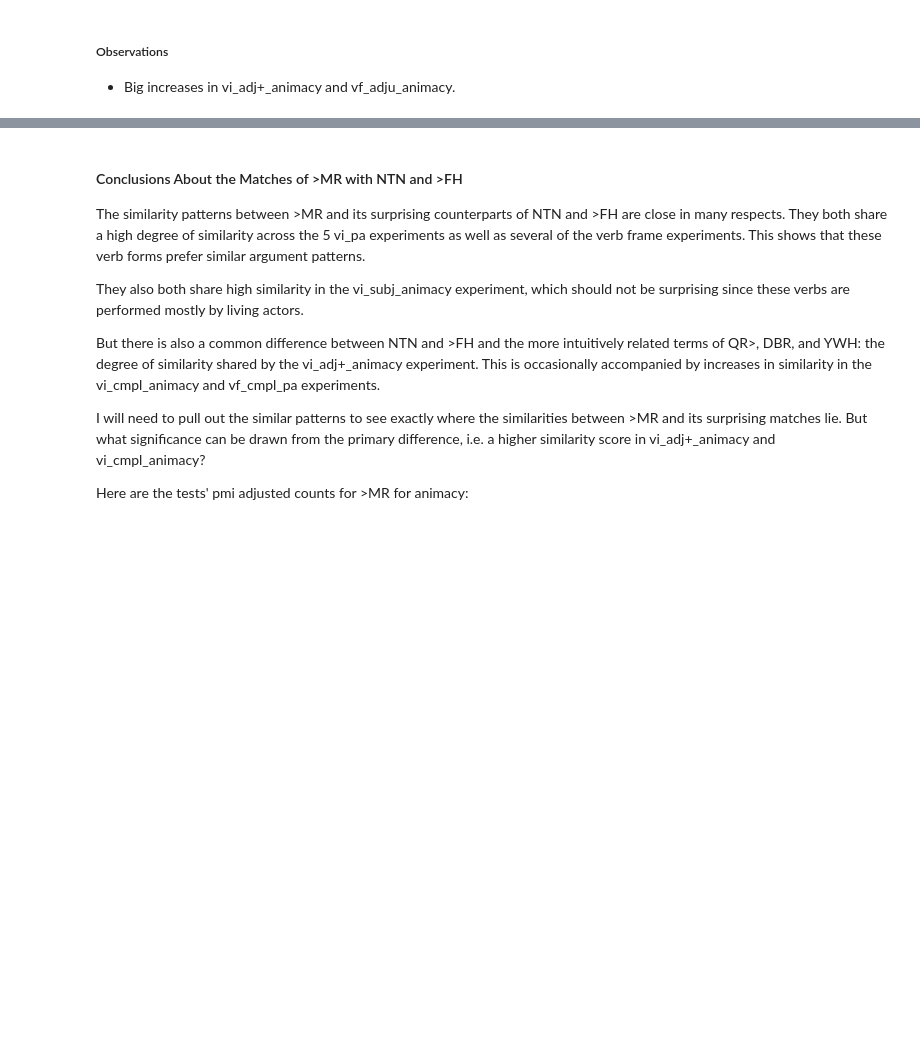
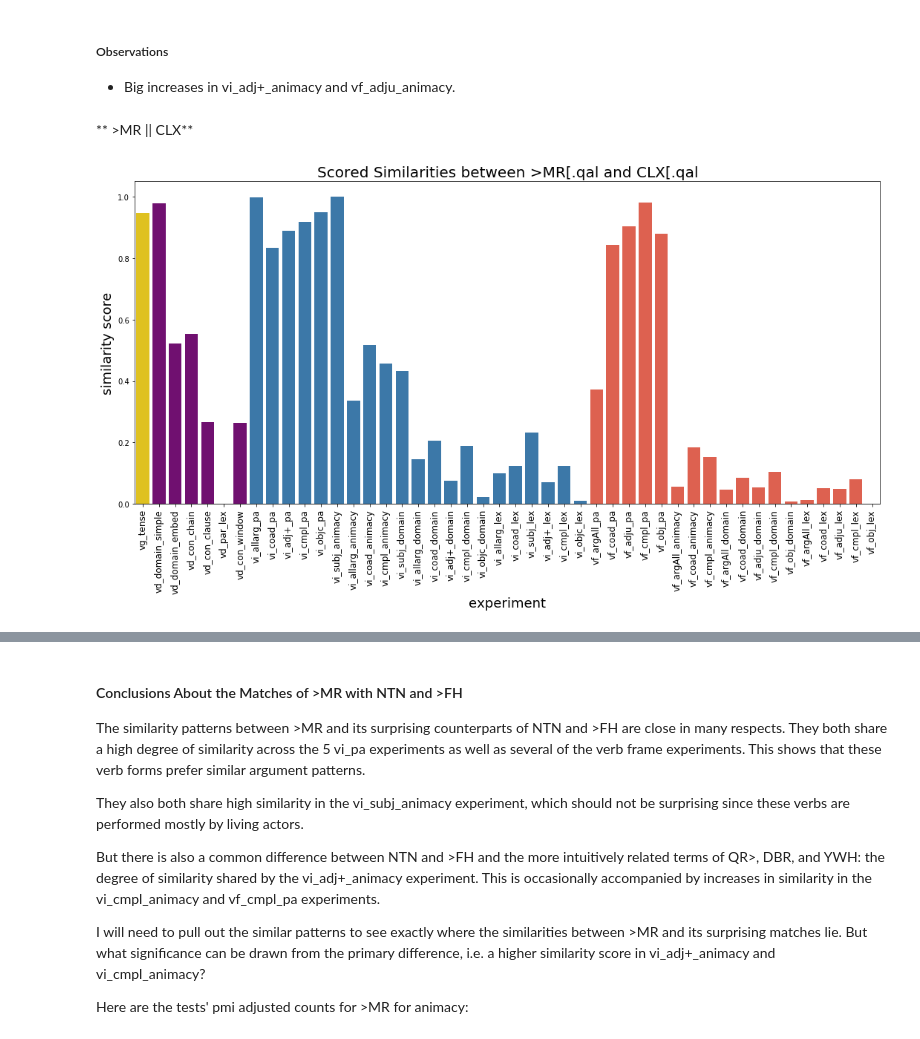
Before and after one commit to codykingham/verb_semantics, a Jupyter notebook: first_analysis.ipynb, the cells around one changed output, grey strips where cells are left out. Saved outputs shown, nothing was run; the diff lists cells and outputs as text; code cells hidden in the pictures; blank space fills up the shorter version.

```diff
--- a/first_analysis.ipynb
+++ b/first_analysis.ipynb
@@ -728,3 +666,9 @@ compareSets(('>MR[.qal', 'YWH[.piel'), ('>MR[.qal', '<FH[.qal'))
 # %% [markdown]
 ##### Observations
 * Big increases in vi_adj+\_animacy and vf_adju_animacy.
+# %% [markdown]
+** >MR || CLX**
+# %%
+say_give = get_sim_experiments('>MR[.qal', 'CLX[.qal')
+# %% [output]
+[figure, added]
```
Also changed, not shown: parts of 26 cells of this notebook.
